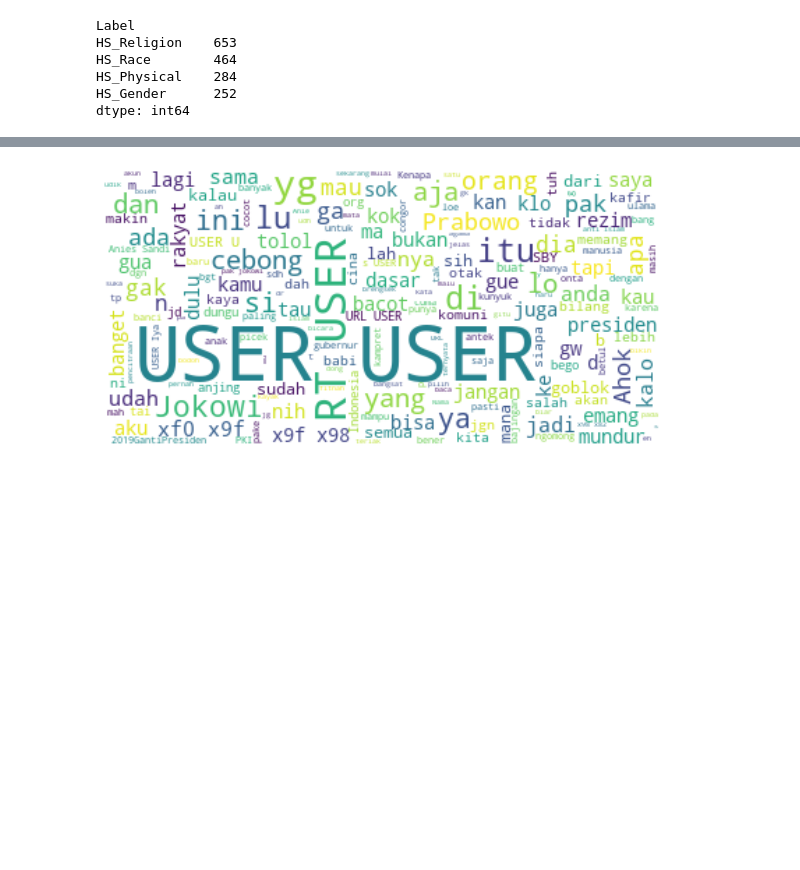
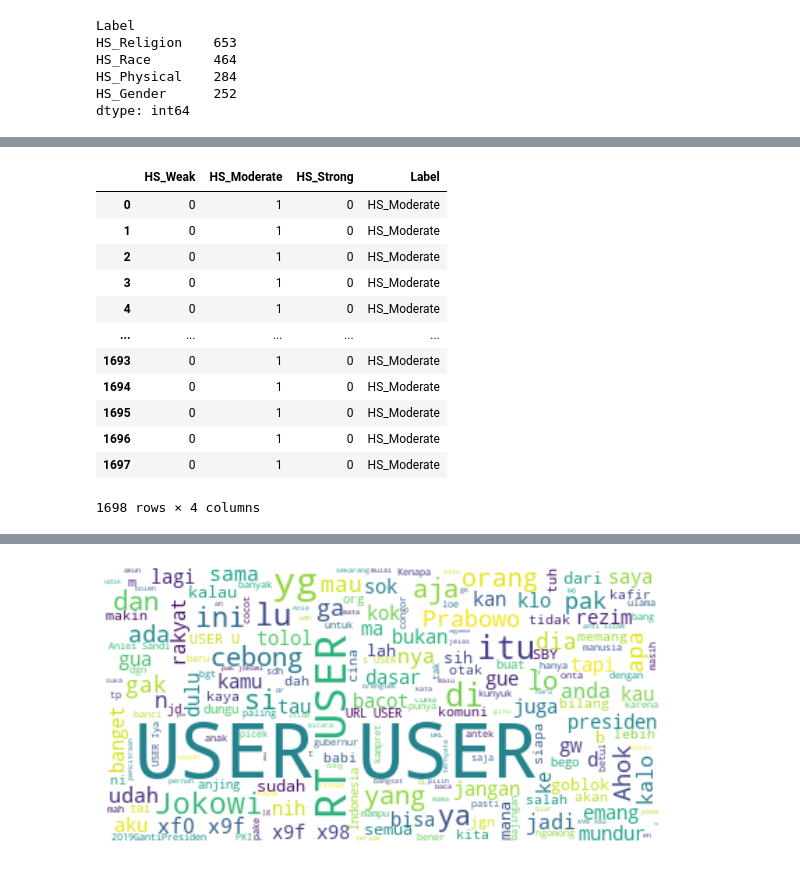
Before and after one commit to Athaelthes/binar-gold-challenge, a Jupyter notebook: AnalisisData.ipynb, the cells around one changed output, grey strips where cells are left out. Drawn from its saved outputs; the diff is of its cells as text; code cells hidden in the pictures; blank space fills up the shorter version.

```diff
--- a/AnalisisData.ipynb
+++ b/AnalisisData.ipynb
@@ -439,0 +477,18 @@ plt.show()
+# %%
+df2 = data_filter4.loc[(data_filter4["HS_Weak"] == 0) & (data_filter4["HS_Moderate"] == 1) & (data_filter4["HS_Strong"] == 0) ].reset_index(drop=True)
+df2["Label"] = 'HS_Moderate'
+df2
+# %% [output]
+|  | HS_Weak | HS_Moderate | HS_Strong | Label |
+| 0 | 0 | 1 | 0 | HS_Moderate |
+| 1 | 0 | 1 | 0 | HS_Moderate |
+| 2 | 0 | 1 | 0 | HS_Moderate |
+| 3 | 0 | 1 | 0 | HS_Moderate |
+| 4 | 0 | 1 | 0 | HS_Moderate |
+| ... | ... | ... | ... | ... |
+| 1693 | 0 | 1 | 0 | HS_Moderate |
+| 1694 | 0 | 1 | 0 | HS_Moderate |
+| 1695 | 0 | 1 | 0 | HS_Moderate |
+| 1696 | 0 | 1 | 0 | HS_Moderate |
+| 1697 | 0 | 1 | 0 | HS_Moderate |
+1698 rows × 4 columns
```
Also changed, not shown: parts of 12 cells of this notebook, 4 other files.
